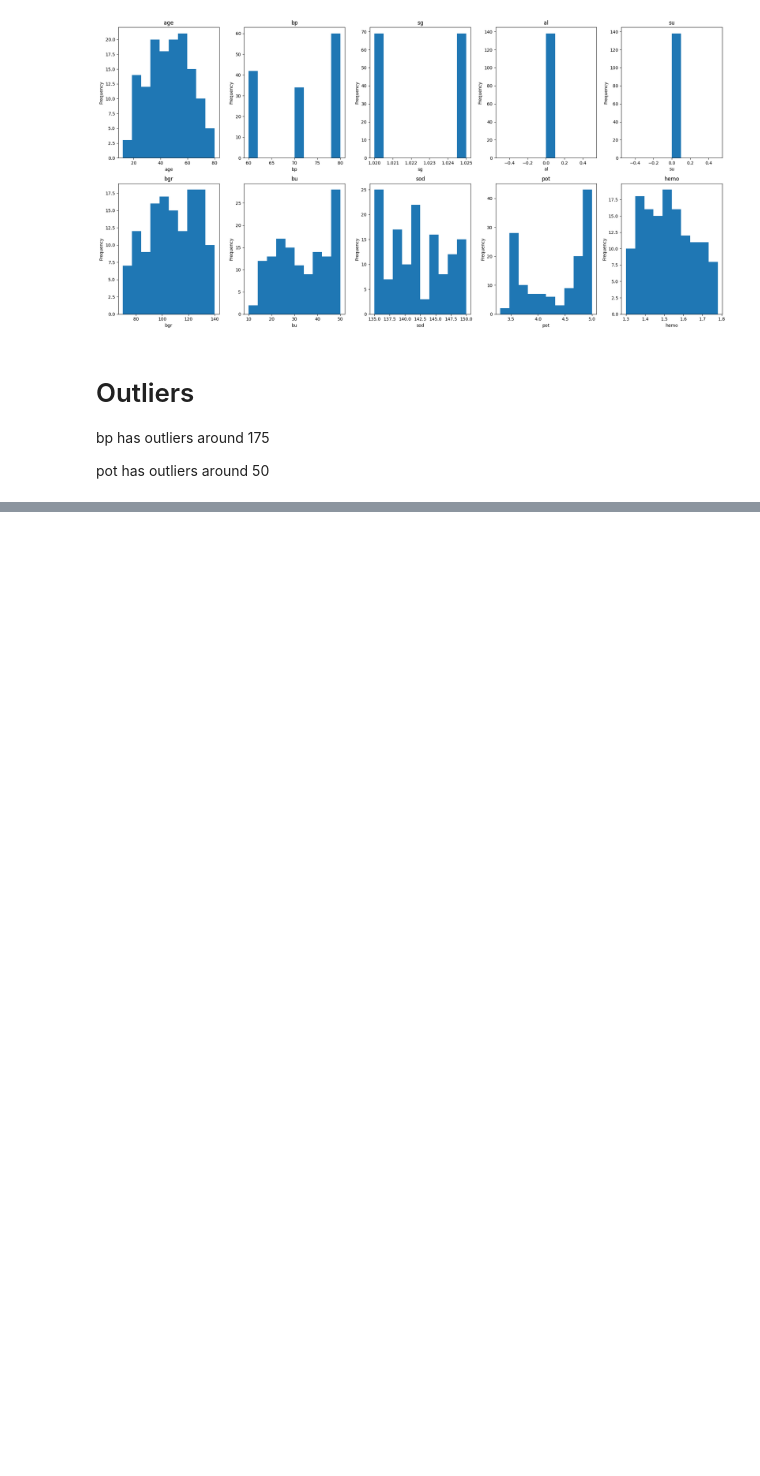
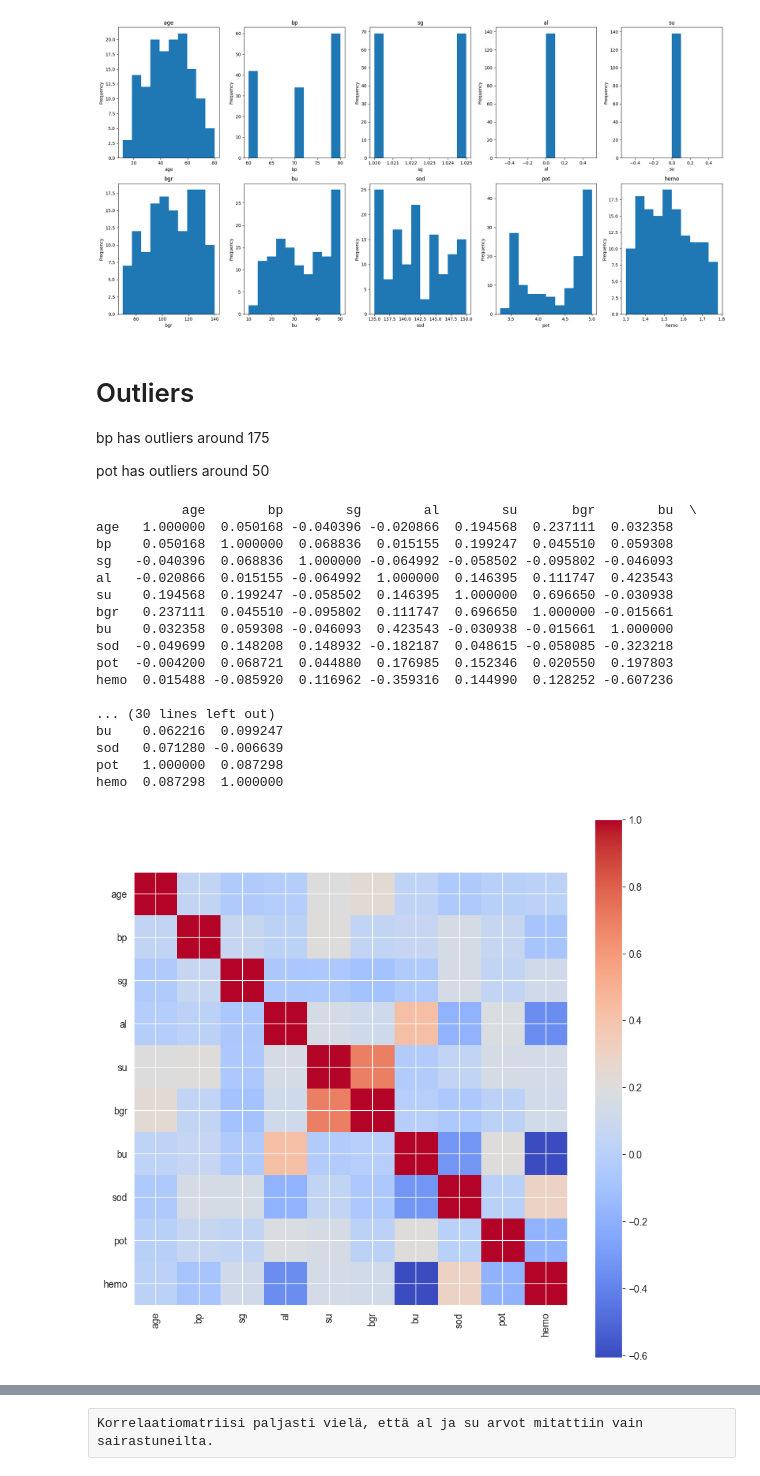
Before and after one commit to VilleSchulz/Machine-learning, a Jupyter notebook: Assignment_1_Data_Preprocessing/task.ipynb, the cells around one changed output, grey strips where cells are left out. Drawn from its saved outputs; the diff is of its cells as text; code cells hidden in the pictures; blank space fills up the shorter version.

Commit message:
corr

```diff
--- a/Assignment_1_Data_Preprocessing/task.ipynb
+++ b/Assignment_1_Data_Preprocessing/task.ipynb
@@ -139,3 +139,38 @@ plot_data(not_affected)
 bp has outliers around 175
 
 pot has outliers around 50
+# %%
+print(affected.select_dtypes(include=['int', 'float']).corr())
+print(not_affected.select_dtypes(include=['int', 'float']).corr())
+
+def histo(df):
+    corr = df.select_dtypes(include=['int', 'float']).corr()
+
+    plt.figure(figsize=(10, 10))
+    plt.imshow(corr, cmap='coolwarm', interpolation='none')
+    plt.colorbar()
+    plt.xticks(range(len(corr)), corr.columns, rotation=90)
+    plt.yticks(range(len(corr)), corr.columns)
+    plt.show()
+
+histo(affected)
+histo(not_affected)
+# %% [output]
+           age        bp        sg        al        su       bgr        bu  \
+age   1.000000  0.050168 -0.040396 -0.020866  0.194568  0.237111  0.032358
+bp    0.050168  1.000000  0.068836  0.015155  0.199247  0.045510  0.059308
+sg   -0.040396  0.068836  1.000000 -0.064992 -0.058502 -0.095802 -0.046093
+al   -0.020866  0.015155 -0.064992  1.000000  0.146395  0.111747  0.423543
+su    0.194568  0.199247 -0.058502  0.146395  1.000000  0.696650 -0.030938
+bgr   0.237111  0.045510 -0.095802  0.111747  0.696650  1.000000 -0.015661
+bu    0.032358  0.059308 -0.046093  0.423543 -0.030938 -0.015661  1.000000
+sod  -0.049699  0.148208  0.148932 -0.182187  0.048615 -0.058085 -0.323218
+pot  -0.004200  0.068721  0.044880  0.176985  0.152346  0.020550  0.197803
+hemo  0.015488 -0.085920  0.116962 -0.359316  0.144990  0.128252 -0.607236
+
+... (30 lines left out)
+bu    0.062216  0.099247
+sod   0.071280 -0.006639
+pot   1.000000  0.087298
+hemo  0.087298  1.000000
+[figure, added]
@@ -141,0 +178,2 @@ pot has outliers around 50
+# %% [raw]
+Korrelaatiomatriisi paljasti vielä, että al ja su arvot mitattiin vain sairastuneilta.
```
Also changed, not shown: parts of 1 cell of this notebook, 2 other files.
